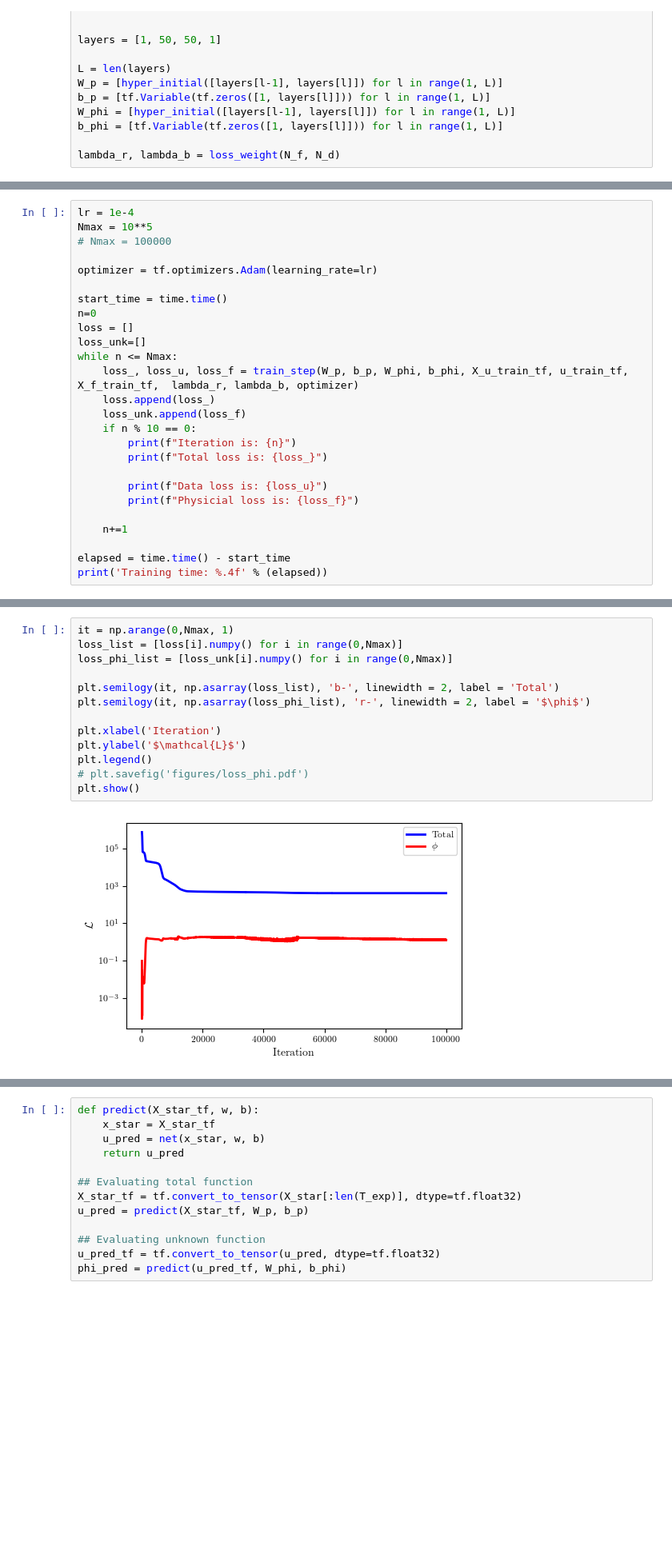
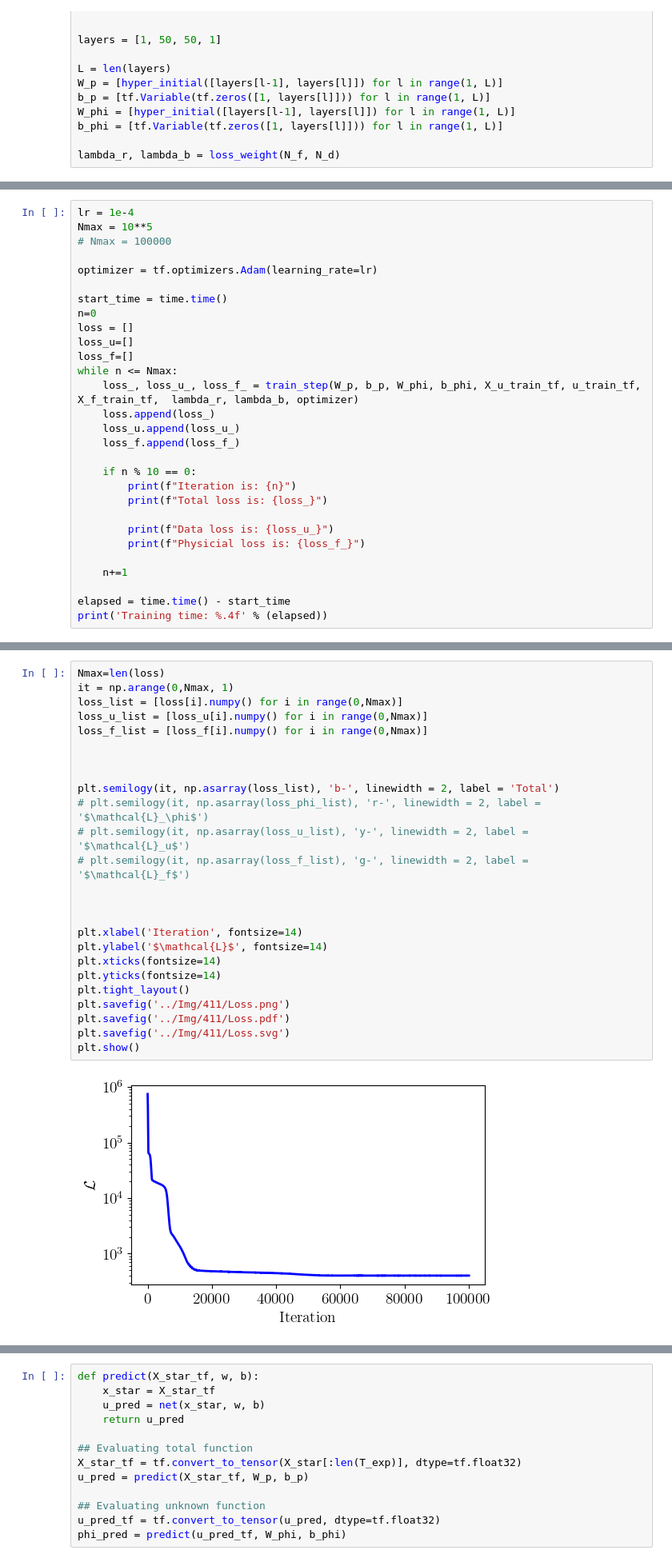
Before and after one commit to JuliaVicens/Bacterial_Growth, a Jupyter notebook: 07_141024_ED_InferingdPdT/InferingdPdTAdptativeWeight - Copy.ipynb, the cells around one changed output, grey strips where cells are left out. Shown at 80% size. Cells and saved outputs as stored; diff of their text form; blank space fills up the shorter version.

```diff
--- a/07_141024_ED_InferingdPdT/InferingdPdTAdptativeWeight - Copy.ipynb
+++ b/07_141024_ED_InferingdPdT/InferingdPdTAdptativeWeight - Copy.ipynb
@@ -249,17 +273,20 @@ optimizer = tf.optimizers.Adam(learning_rate=lr)
 start_time = time.time()
 n=0
 loss = []
-loss_unk=[]
+loss_u=[]
+loss_f=[]
 while n <= Nmax:
-    loss_, loss_u, loss_f = train_step(W_p, b_p, W_phi, b_phi, X_u_train_tf, u_train_tf, X_f_train_tf,  lambda_r, lambda_b, optimizer)
+    loss_, loss_u_, loss_f_ = train_step(W_p, b_p, W_phi, b_phi, X_u_train_tf, u_train_tf, X_f_train_tf,  lambda_r, lambda_b, optimizer)
     loss.append(loss_)
-    loss_unk.append(loss_f)
+    loss_u.append(loss_u_)
+    loss_f.append(loss_f_)
+
     if n % 10 == 0:
         print(f"Iteration is: {n}")
         print(f"Total loss is: {loss_}")
 
-        print(f"Data loss is: {loss_u}")
-        print(f"Physicial loss is: {loss_f}")
+        print(f"Data loss is: {loss_u_}")
+        print(f"Physicial loss is: {loss_f_}")
 
     n+=1
 
@@ -286,15 +313,27 @@ Physicial loss is: 1.67
 # %%
+Nmax=len(loss)
 it = np.arange(0,Nmax, 1)
 loss_list = [loss[i].numpy() for i in range(0,Nmax)]
-loss_phi_list = [loss_unk[i].numpy() for i in range(0,Nmax)]
+loss_u_list = [loss_u[i].numpy() for i in range(0,Nmax)]
+loss_f_list = [loss_f[i].numpy() for i in range(0,Nmax)]
+
+
 
 plt.semilogy(it, np.asarray(loss_list), 'b-', linewidth = 2, label = 'Total')
-plt.semilogy(it, np.asarray(loss_phi_list), 'r-', linewidth = 2, label = '$\phi$')
+# plt.semilogy(it, np.asarray(loss_phi_list), 'r-', linewidth = 2, label = '$\mathcal{L}_\phi$')
+# plt.semilogy(it, np.asarray(loss_u_list), 'y-', linewidth = 2, label = '$\mathcal{L}_u$')
+# plt.semilogy(it, np.asarray(loss_f_list), 'g-', linewidth = 2, label = '$\mathcal{L}_f$')
 
-plt.xlabel('Iteration')
-plt.ylabel('$\mathcal{L}$')
-plt.legend()
-# plt.savefig('figures/loss_phi.pdf')
+
+
+plt.xlabel('Iteration', fontsize=14)
+plt.ylabel('$\mathcal{L}$', fontsize=14)
+plt.xticks(fontsize=14)
+plt.yticks(fontsize=14)
+plt.tight_layout()
+plt.savefig('../Img/411/Loss.png')
+plt.savefig('../Img/411/Loss.pdf')
+plt.savefig('../Img/411/Loss.svg')
 plt.show()
 # %% [output]
-[figure, old version]
+[figure, new version]
```
Also changed, not shown: parts of 28 cells of this notebook, 33 other files.
